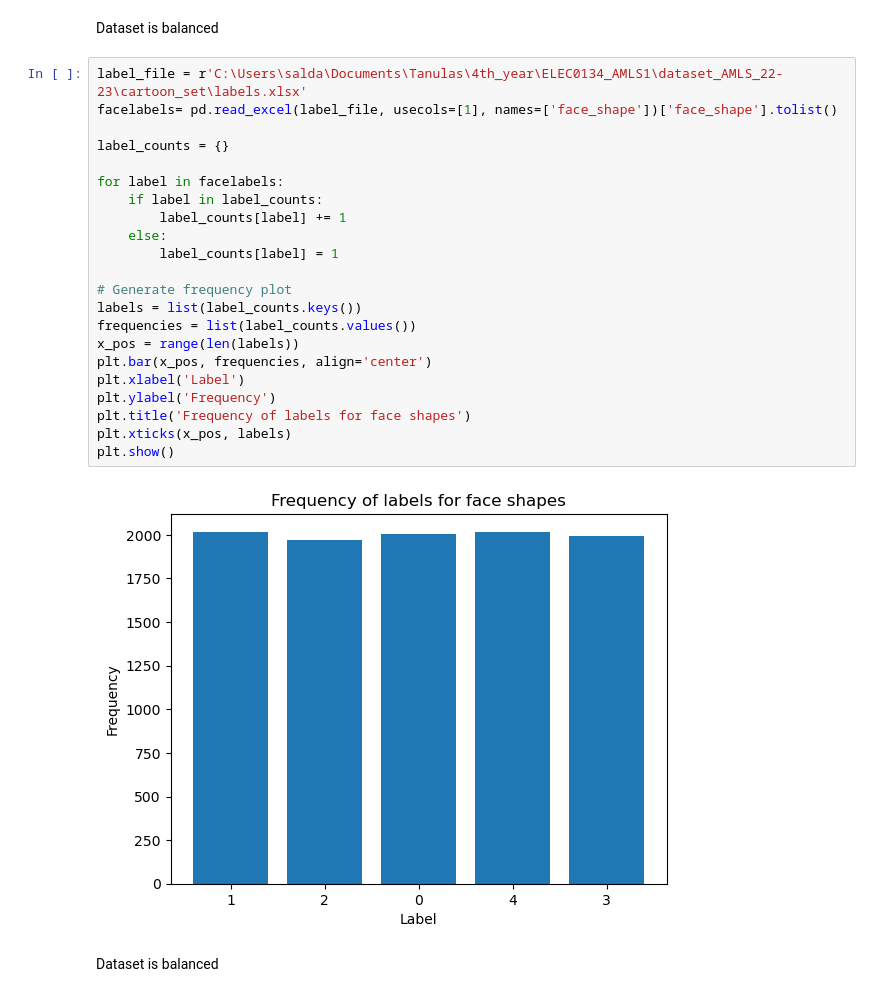
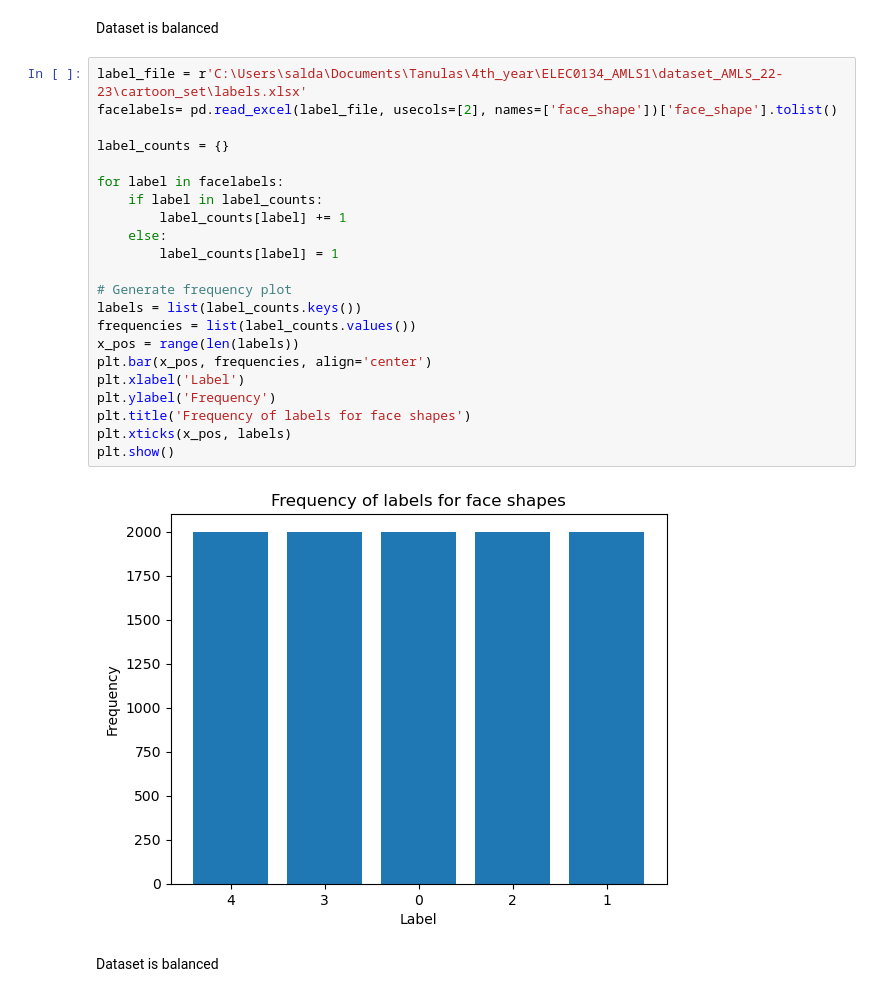
Before and after one commit to TheSalDave/AMLS_22-23_SN19117737, a Jupyter notebook: BPrepData.ipynb, the cells around one changed output. Drawn from its saved outputs; the diff is of its cells as text.

```diff
--- a/BPrepData.ipynb
+++ b/BPrepData.ipynb
@@ -154,27 +154,27 @@ plt.show()
 Dataset is balanced
 # %%
 label_file = r'C:\Users\salda\Documents\Tanulas\4th_year\ELEC0134_AMLS1\dataset_AMLS_22-23\cartoon_set\labels.xlsx'
-facelabels= pd.read_excel(label_file, usecols=[1], names=['face_shape'])['face_shape'].tolist()
+facelabels= pd.read_excel(label_file, usecols=[2], names=['face_shape'])['face_shape'].tolist()
 
 label_counts = {}
 
 for label in facelabels:
     if label in label_counts:
         label_counts[label] += 1
     else:
         label_counts[label] = 1
 
 # Generate frequency plot
 labels = list(label_counts.keys())
 frequencies = list(label_counts.values())
 x_pos = range(len(labels))
 plt.bar(x_pos, frequencies, align='center')
 plt.xlabel('Label')
 plt.ylabel('Frequency')
 plt.title('Frequency of labels for face shapes')
 plt.xticks(x_pos, labels)
 plt.show()
 # %% [output]
-[figure, old version]
+[figure, new version]
 # %% [markdown]
 Dataset is balanced
```
Also changed, not shown: parts of 1 cell of this notebook.
